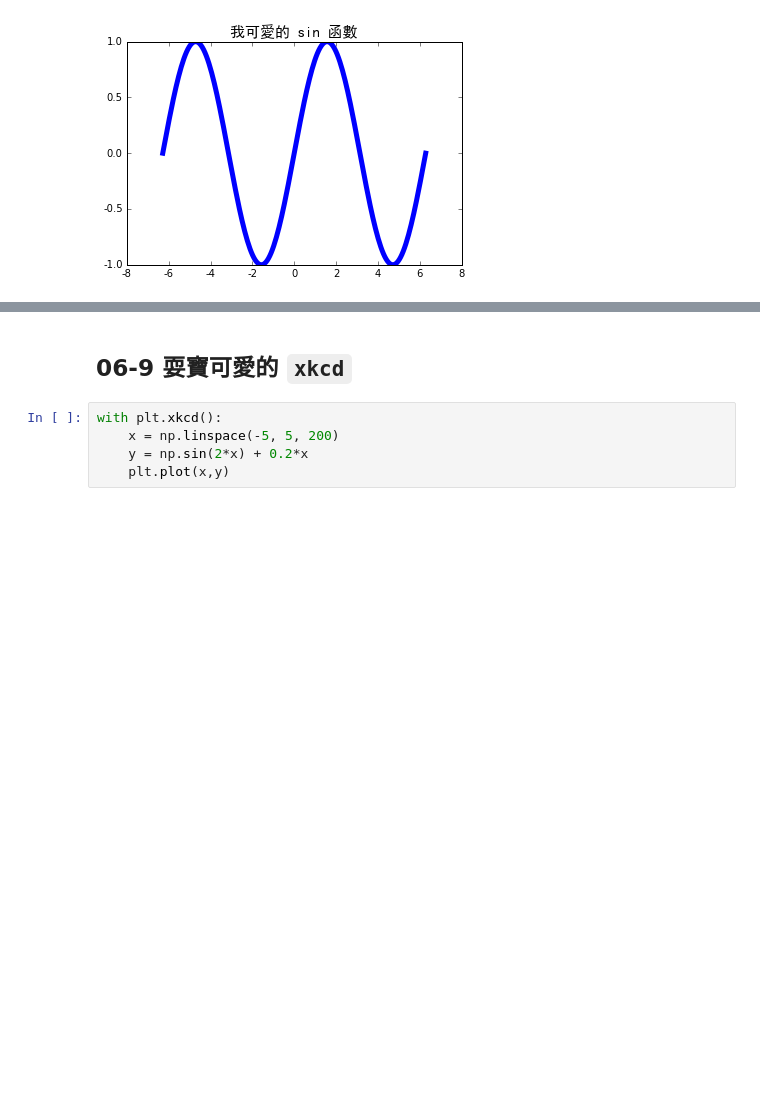
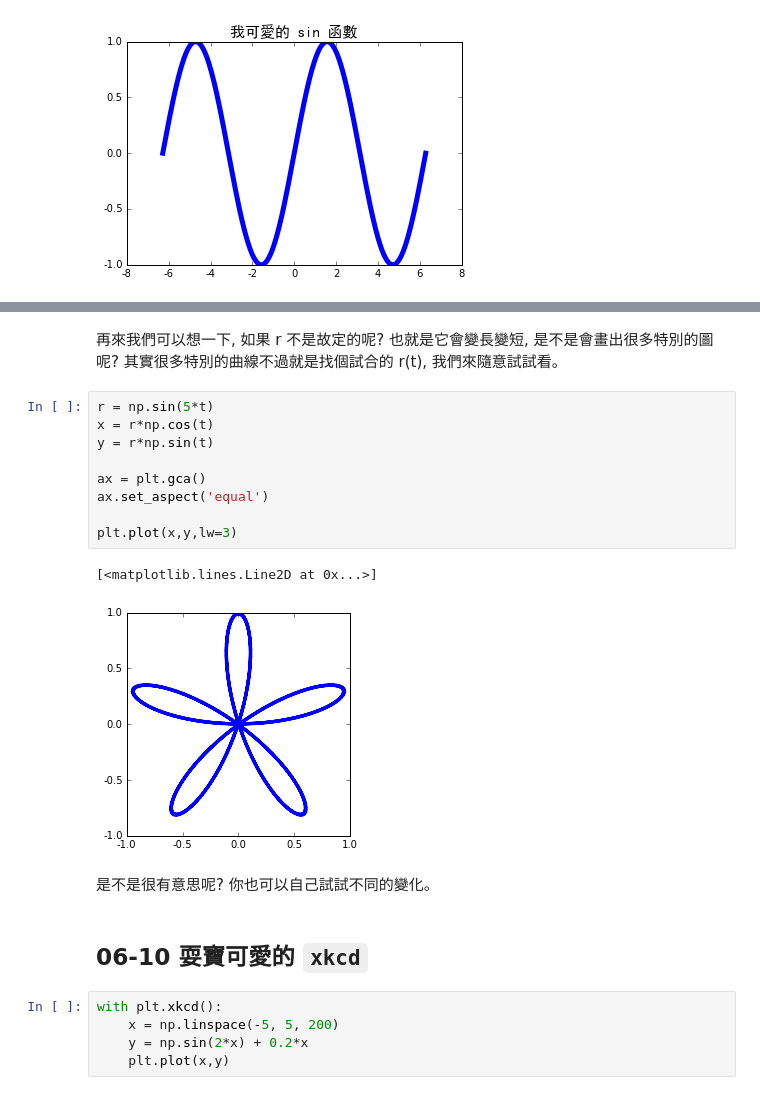
Before and after one commit to yenlung/nccu-jupyter-math, a Jupyter notebook: 06pre Matplotlib 畫圖.ipynb, the cells around one changed output, grey strips where cells are left out. Drawn from its saved outputs; the diff is of its cells as text; blank space fills up the shorter version.

```diff
--- a/06pre Matplotlib 畫圖.ipynb
+++ b/06pre Matplotlib 畫圖.ipynb
@@ -335,5 +372,21 @@ plt.title("我可愛的 sin 函數", size=15) # 不用再設字型!
+# %% [markdown]
+再來我們可以想一下, 如果 r 不是故定的呢? 也就是它會變長變短, 是不是會畫出很多特別的圖呢? 其實很多特別的曲線不過就是找個試合的 r(t), 我們來隨意試試看。
+# %%
+r = np.sin(5*t)
+x = r*np.cos(t)
+y = r*np.sin(t)
+
+ax = plt.gca()
+ax.set_aspect('equal')
+
+plt.plot(x,y,lw=3)
+# %% [output]
+[<matplotlib.lines.Line2D at 0x...>]
+[figure, added]
+# %% [markdown]
+是不是很有意思呢? 你也可以自己試試不同的變化。
 # %% [markdown]
-## 06-9 耍寶可愛的 `xkcd`
+## 06-10 耍寶可愛的 `xkcd`
 # %%
 with plt.xkcd():
     x = np.linspace(-5, 5, 200)
```
Also changed, not shown: parts of 18 cells of this notebook.
